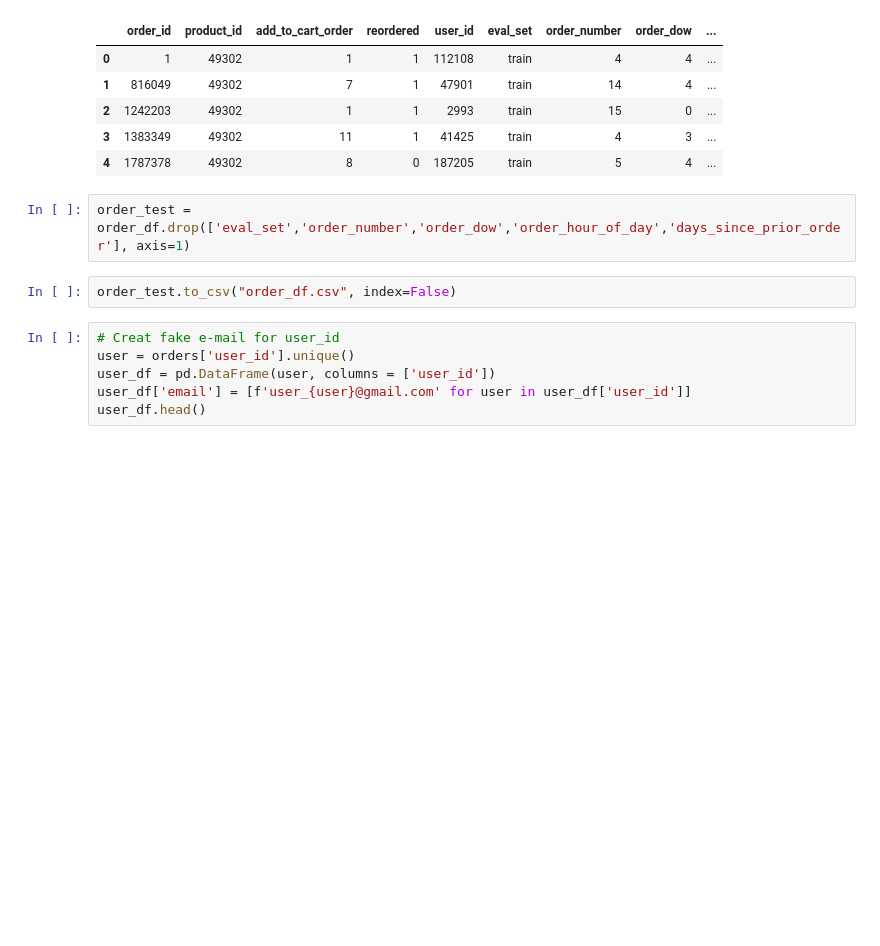
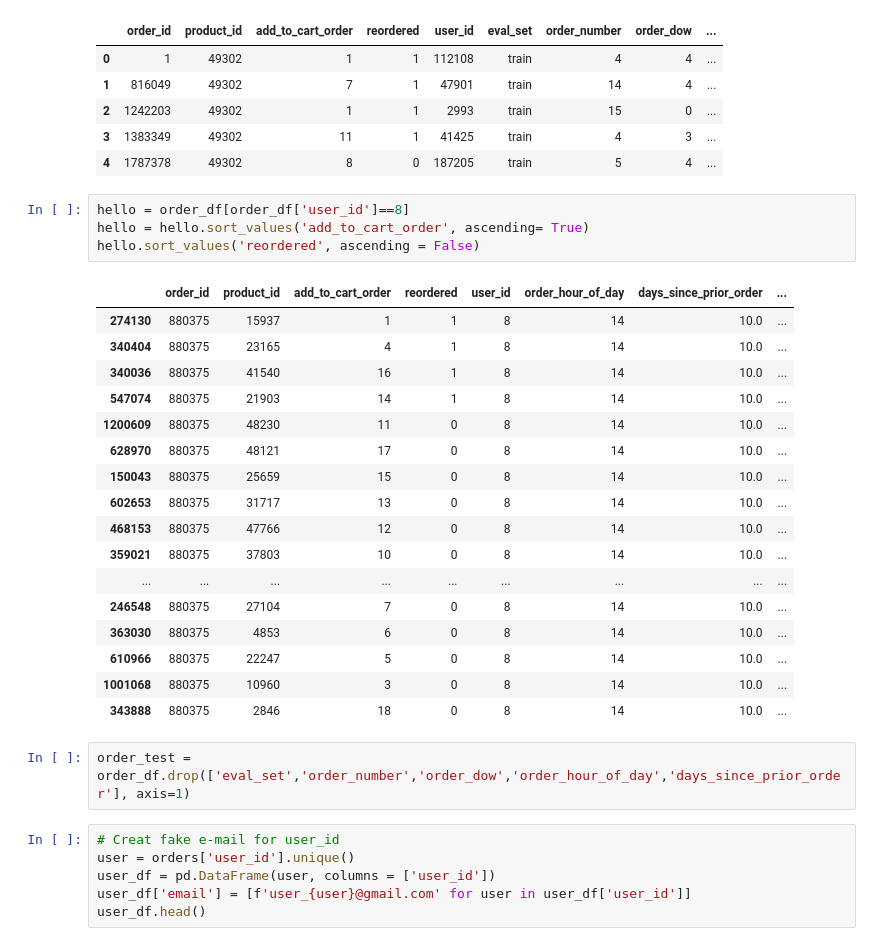
Before and after one commit to beckyydo/retail-machine-learning, a Jupyter notebook: grocery-recommendations.ipynb, the cells around one changed output. Cells and saved outputs as stored; diff of their text form; blank space fills up the shorter version.

```diff
--- a/grocery-recommendations.ipynb
+++ b/grocery-recommendations.ipynb
@@ -23,10 +23,30 @@ order_df.head()
 | 2 | 1242203 | 49302 | 1 | 1 | 2993 | train | 15 | 0 | ... |
 | 3 | 1383349 | 49302 | 11 | 1 | 41425 | train | 4 | 3 | ... |
 | 4 | 1787378 | 49302 | 8 | 0 | 187205 | train | 5 | 4 | ... |
+# %%
+hello = order_df[order_df['user_id']==8]
+hello = hello.sort_values('add_to_cart_order', ascending= True)
+hello.sort_values('reordered', ascending = False)
+# %% [output]
+|  | order_id | product_id | add_to_cart_order | reordered | user_id | order_hour_of_day | days_since_prior_order | ... |
+| 274130 | 880375 | 15937 | 1 | 1 | 8 | 14 | 10.0 | ... |
+| 340404 | 880375 | 23165 | 4 | 1 | 8 | 14 | 10.0 | ... |
+| 340036 | 880375 | 41540 | 16 | 1 | 8 | 14 | 10.0 | ... |
+| 547074 | 880375 | 21903 | 14 | 1 | 8 | 14 | 10.0 | ... |
+| 1200609 | 880375 | 48230 | 11 | 0 | 8 | 14 | 10.0 | ... |
+| 628970 | 880375 | 48121 | 17 | 0 | 8 | 14 | 10.0 | ... |
+| 150043 | 880375 | 25659 | 15 | 0 | 8 | 14 | 10.0 | ... |
+| 602653 | 880375 | 31717 | 13 | 0 | 8 | 14 | 10.0 | ... |
+| 468153 | 880375 | 47766 | 12 | 0 | 8 | 14 | 10.0 | ... |
+| 359021 | 880375 | 37803 | 10 | 0 | 8 | 14 | 10.0 | ... |
+| ... | ... | ... | ... | ... | ... | ... | ... | ... |
+| 246548 | 880375 | 27104 | 7 | 0 | 8 | 14 | 10.0 | ... |
+| 363030 | 880375 | 4853 | 6 | 0 | 8 | 14 | 10.0 | ... |
+| 610966 | 880375 | 22247 | 5 | 0 | 8 | 14 | 10.0 | ... |
+| 1001068 | 880375 | 10960 | 3 | 0 | 8 | 14 | 10.0 | ... |
+| 343888 | 880375 | 2846 | 18 | 0 | 8 | 14 | 10.0 | ... |
 # %%
 order_test = order_df.drop(['eval_set','order_number','order_dow','order_hour_of_day','days_since_prior_order'], axis=1)
-# %%
-order_test.to_csv("order_df.csv", index=False)
 # %%
 # Creat fake e-mail for user_id
 user = orders['user_id'].unique()
```
Also changed, not shown: parts of 18 cells of this notebook.
